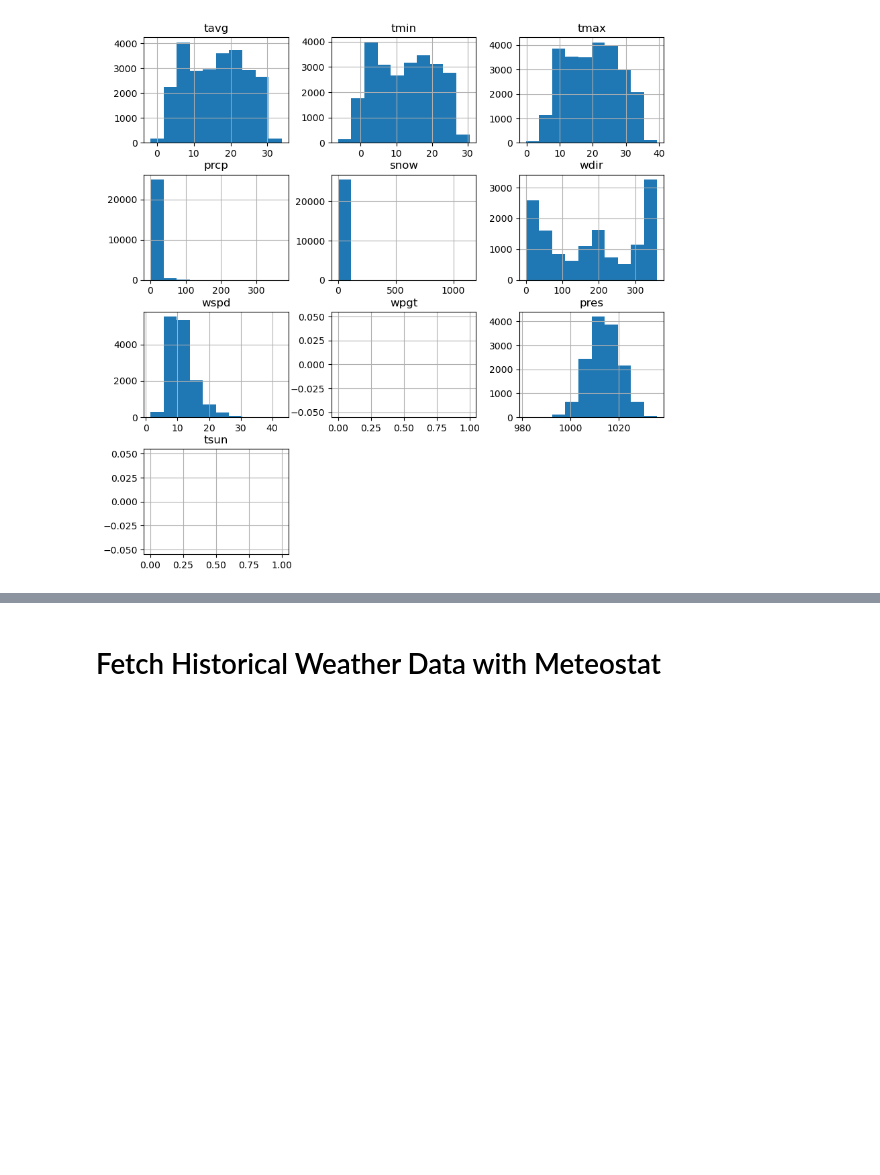
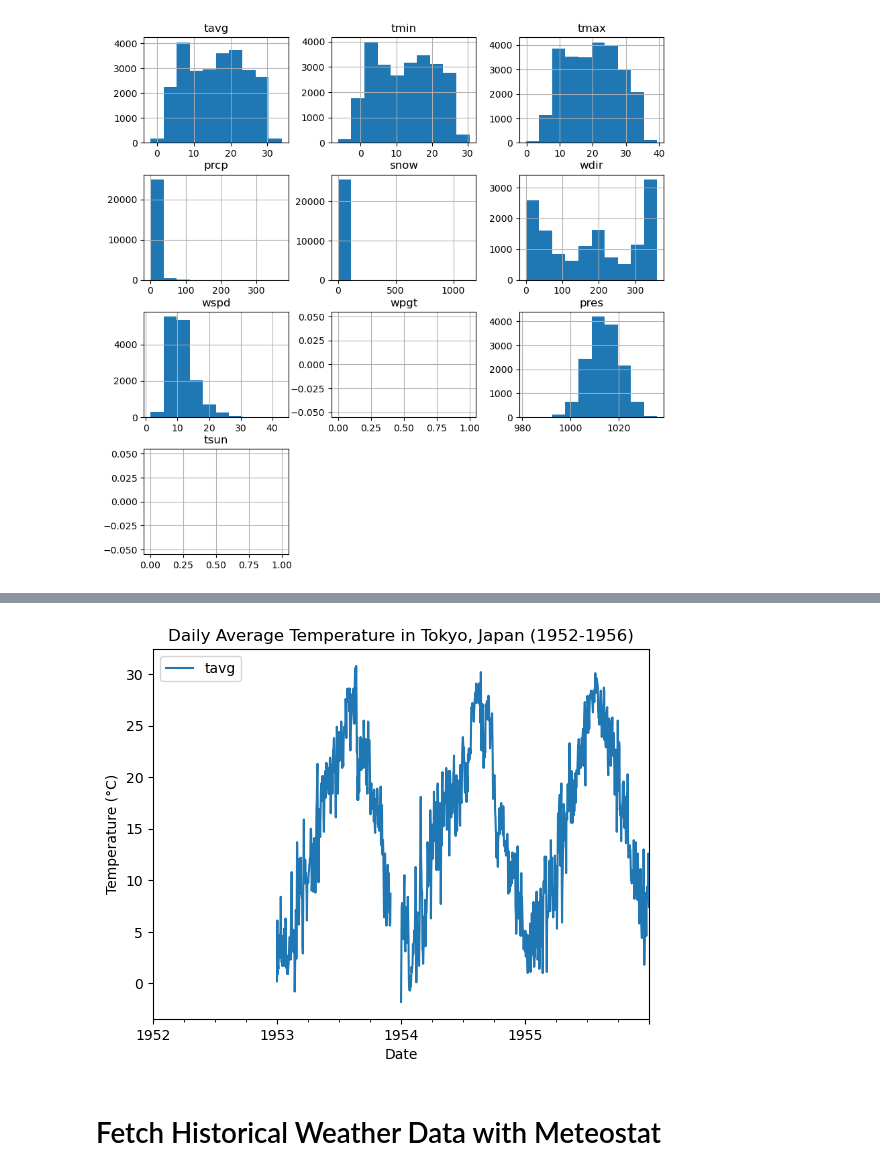
Before and after one commit to alice-gottlieb/princess-sakura, a Jupyter notebook: princess-sakura-main.ipynb, the cells around one changed output, grey strips where cells are left out. Saved outputs shown, nothing was run; the diff lists cells and outputs as text; code cells hidden in the pictures; blank space fills up the shorter version.

Commit message:
Parse dates from weather_data csv as datetimes. Plot Tokyo daily tavgs

```diff
--- a/princess-sakura-main.ipynb
+++ b/princess-sakura-main.ipynb
@@ -176,3 +199,16 @@ plt.show()
+# %%
+tokyo_data = weather_df[
+    (weather_df["Site Name"] == "Tokyo Japan")
+    & (weather_df["time"] >= datetime(1952, 1, 1))
+    & (weather_df["time"] < datetime(1956, 1, 1))
+]
+tokyo_data.plot(x="time", y="tavg")
+plt.title("Daily Average Temperature in Tokyo, Japan (1952-1956)")
+plt.xlabel("Date")
+plt.ylabel("Temperature (°C)")
+plt.show()
+# %% [output]
+[figure, added]
 # %% [markdown]
 # Fetch Historical Weather Data with Meteostat #
 # %%
```
Also changed, not shown: parts of 3 cells of this notebook.
